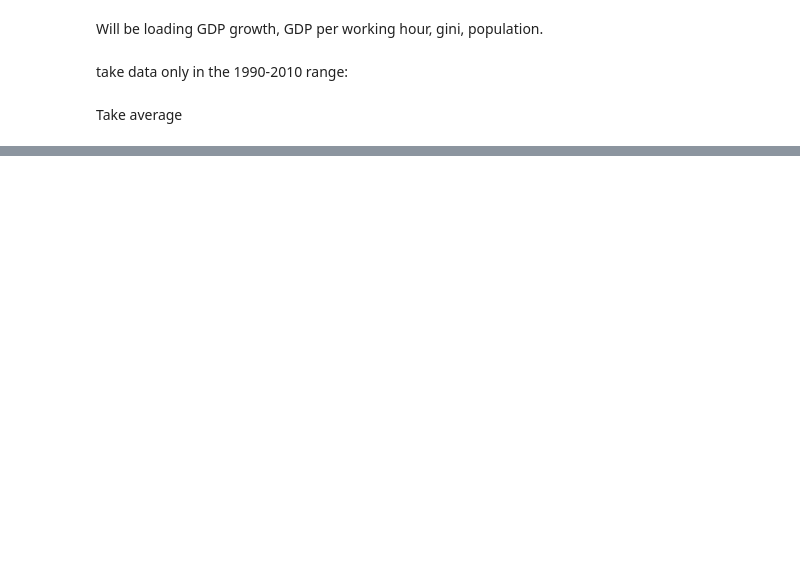
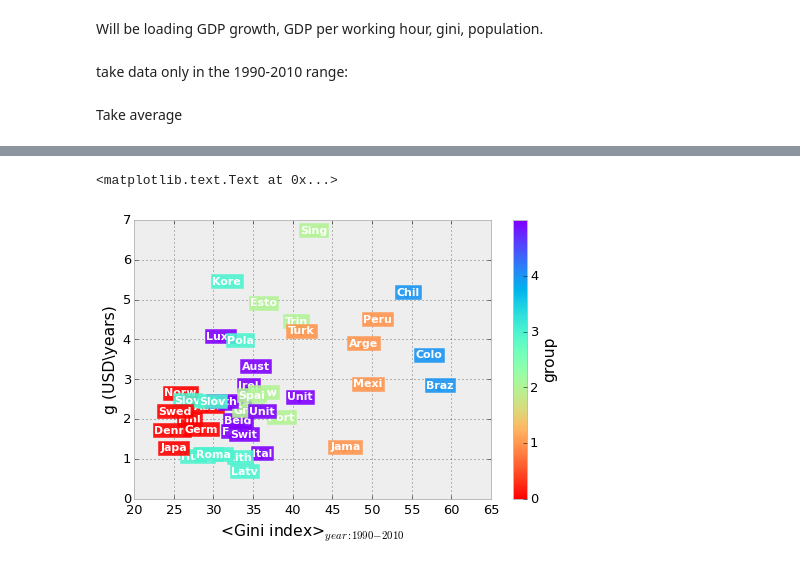
Before and after one commit to giulioungaretti/stats2013, a Jupyter notebook: Project2/DATA_loading.ipynb, the cells around one changed output, grey strips where cells are left out. Saved outputs shown, nothing was run; the diff lists cells and outputs as text; code cells hidden in the pictures; blank space fills up the shorter version.

```diff
--- a/Project2/DATA_loading.ipynb
+++ b/Project2/DATA_loading.ipynb
@@ -39,0 +80,27 @@ summary = pd.DataFrame({'gini': gini.mean(),
+# %%
+k_means = KMeans(n_clusters=6,random_state=10)
+k_means.fit(X);
+y_pred = k_means.predict(X)
+
+color_map =  cm.rainbow_r
+fig,ax = subplots()
+scatt = ax.scatter(X.gini, X.gdp_growth, c=y_pred, cmap = color_map)
+a = fig.colorbar(scatt,ticks=[0,1,2,3,4],label='group')
+
+y_predrange = max(y_pred) - min(y_pred);
+y_pred_n= (y_pred - min(y_pred)) / float(y_predrange);
+
+
+for label, x, y ,yp  in zip(X.index, X.gini, X.gdp_growth, y_pred_n):
+    c= matplotlib.colors.rgb2hex(color_map(yp))
+    ax.annotate(
+        label[:4],
+        xy = (x, y), xytext = (1,
+                               1),fontsize=11, weight= 'semibold',color='white', horizontalalignment='center',
+        bbox = dict(color = c , alpha = .9),
+        textcoords = 'offset points')
+ax.set_ylabel('g (USD\years)')
+ax.set_xlabel(r'<Gini index>$_{year: %.i - %.i }$ '%(1990,2010))
+# %% [output]
+<matplotlib.text.Text at 0x...>
+[figure, added]
```
Also changed, not shown: parts of 7 cells of this notebook, 1 other file.
